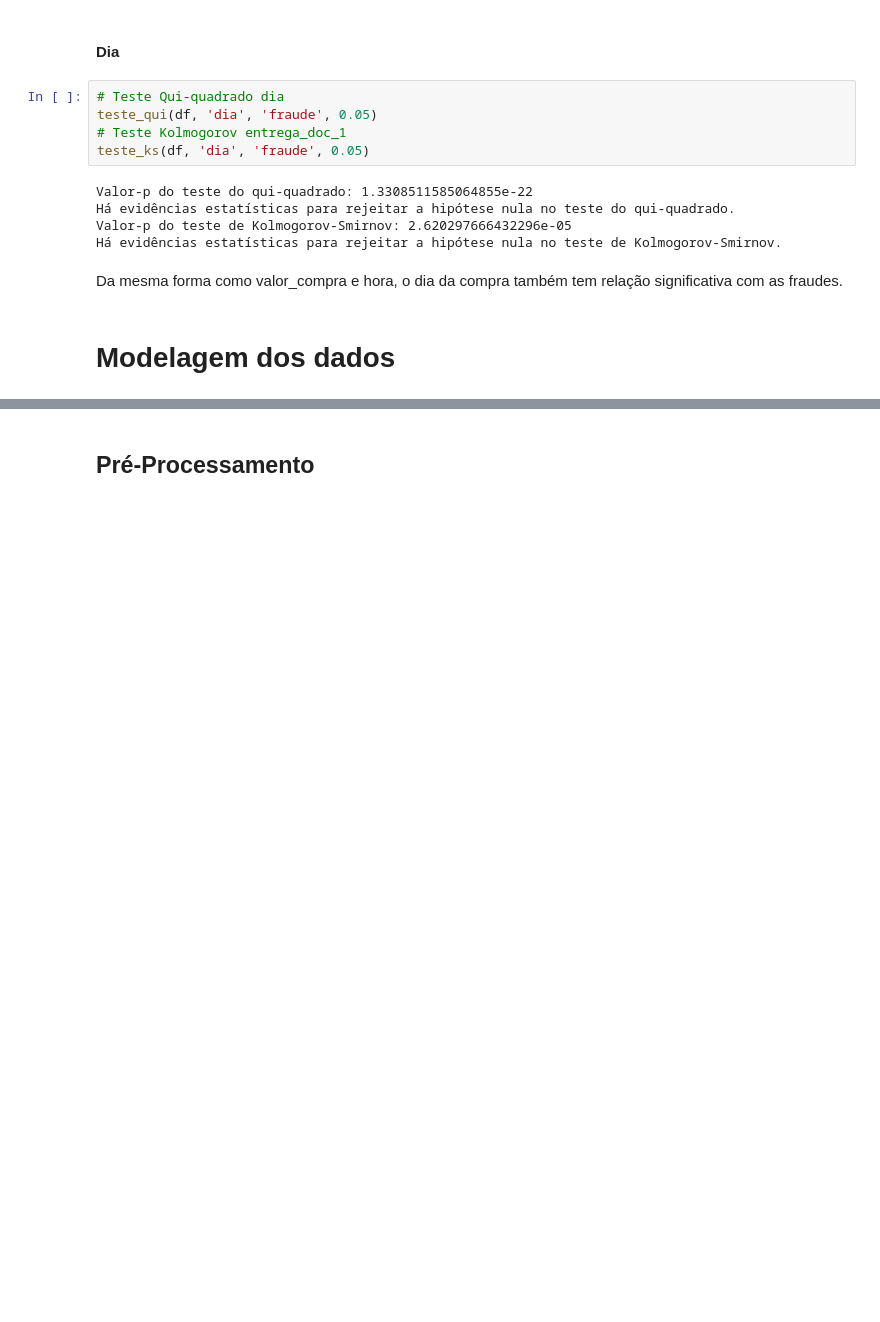
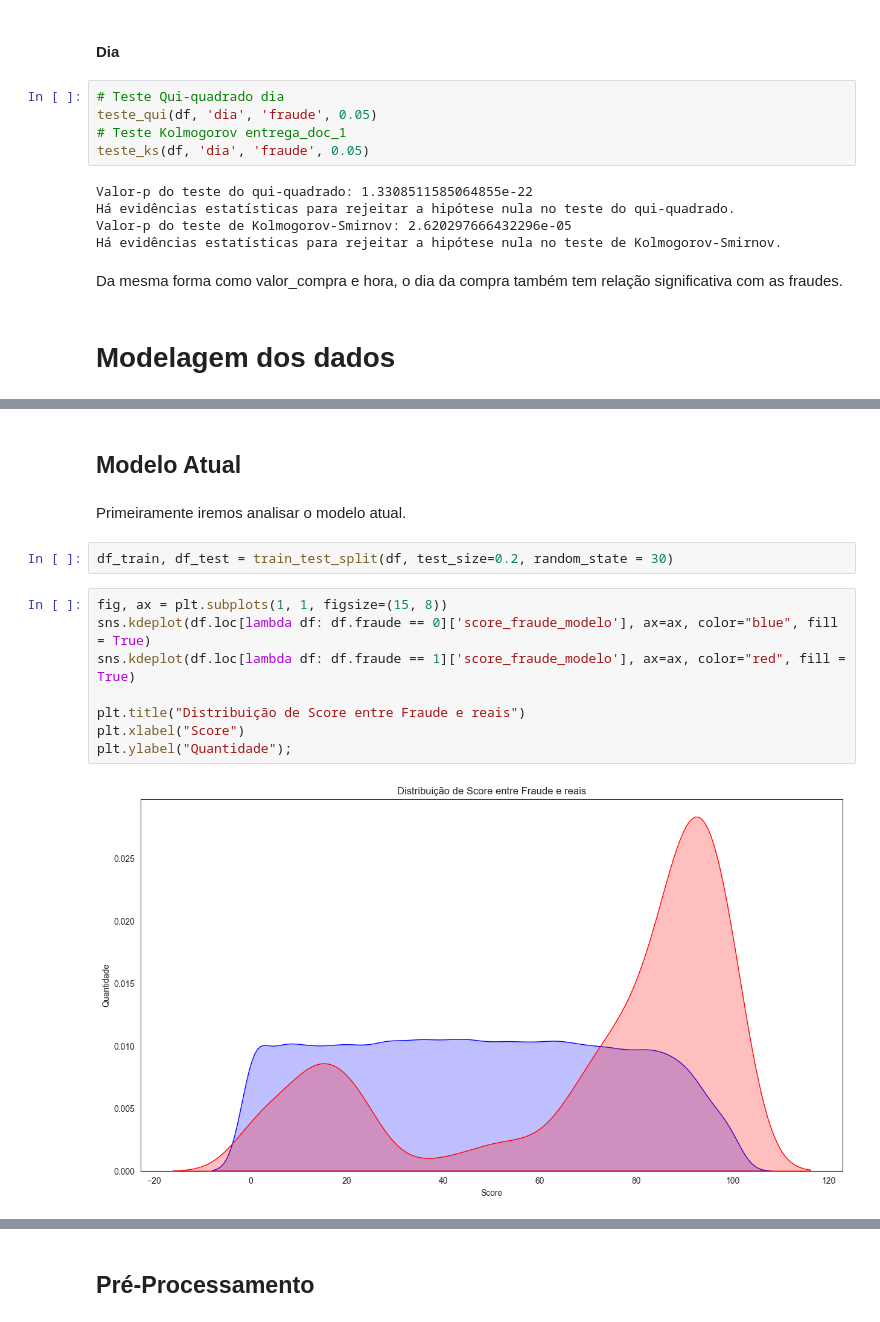
Before and after one commit to WiiniSilva/Fraude_Case, a Jupyter notebook: Fraude_Case.ipynb, the cells around one changed output, grey strips where cells are left out. Drawn from its saved outputs; the diff is of its cells as text; blank space fills up the shorter version.

Commit message:
12° commit, treino do modelo realizado

```diff
--- a/Fraude_Case.ipynb
+++ b/Fraude_Case.ipynb
@@ -1114,0 +1222,16 @@ Da mesma forma como valor_compra e hora, o dia da compra também tem relação s
+# %% [markdown]
+## Modelo Atual
+# %% [markdown]
+Primeiramente iremos analisar o modelo atual.
+# %%
+df_train, df_test = train_test_split(df, test_size=0.2, random_state = 30)
+# %%
+fig, ax = plt.subplots(1, 1, figsize=(15, 8))
+sns.kdeplot(df.loc[lambda df: df.fraude == 0]['score_fraude_modelo'], ax=ax, color="blue", fill = True)
+sns.kdeplot(df.loc[lambda df: df.fraude == 1]['score_fraude_modelo'], ax=ax, color="red", fill = True)
+
+plt.title("Distribuição de Score entre Fraude e reais")
+plt.xlabel("Score")
+plt.ylabel("Quantidade");
+# %% [output]
+[figure, added]
```
Also changed, not shown: parts of 55 cells of this notebook.
